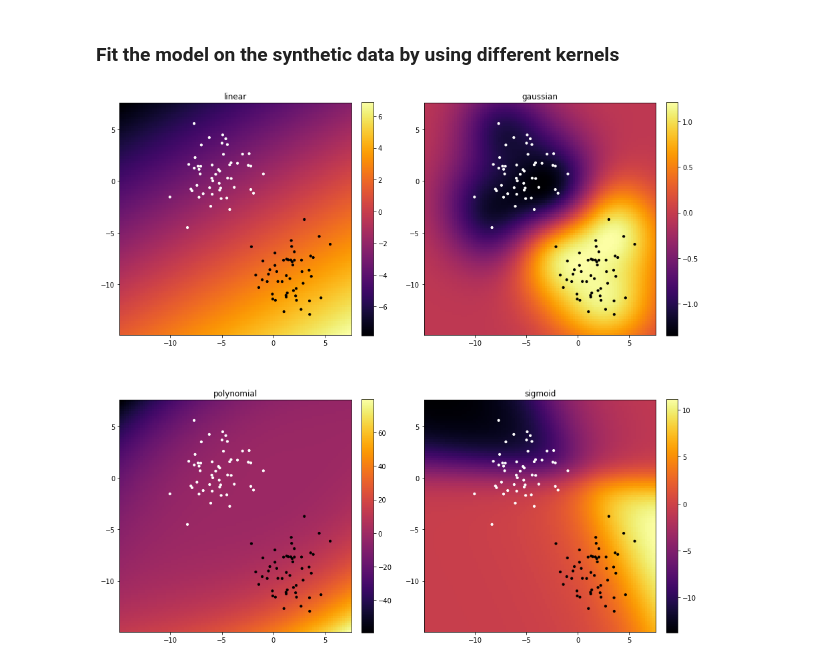
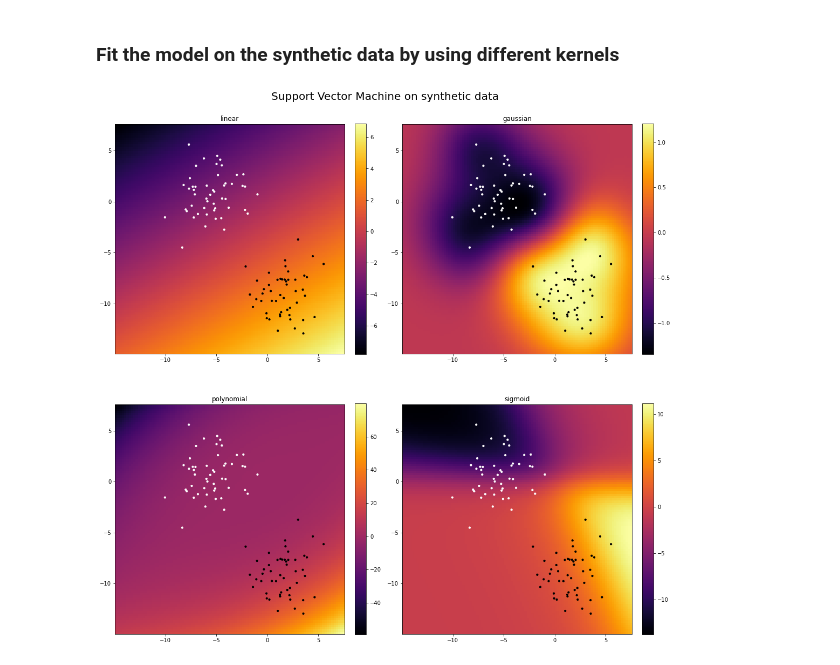
Before and after one commit to agaz1985/ado, a Jupyter notebook: examples/python/svm_synthetic_data.ipynb, the cells around one changed output. Saved outputs shown, nothing was run; the diff lists cells and outputs as text; code cells hidden in the pictures.

Commit message:
Replaced SVM image example.

```diff
--- a/examples/python/svm_synthetic_data.ipynb
+++ b/examples/python/svm_synthetic_data.ipynb
@@ -36,33 +36,34 @@ kernel_params = {"linear":{"kernel":"polynomial", "alpha":1.0, "bias":0.0, "degr
                "sigmoid":{"kernel":"sigmoid","alpha":0.05, "bias":0.1}}
 
 plt.figure(figsize=(15,15))
+plt.suptitle("Support Vector Machine on synthetic data", size=20)
 
 for idx, k_info in enumerate(kernel_params.items()):
     k_name, k_params = k_info
     plt.subplot(2, 2, idx + 1)
     plt.title(f"{k_name}")
 
     # Fit the SVM on the synthetic data.
     model = SVM(C=1.0, tol=1e-3, max_steps=100, seed=seed, **k_params)
     model.fit(X, y)
 
     # Create a a grid of data points on which running inference in order to obtain
     # a dense decision plane.
     margin = 2
     k = np.linspace(np.min(X) - margin, np.max(X) + margin, num=n_samples)
     xx, yy = np.meshgrid(k, k)
     K = np.stack([xx.flatten(), yy.flatten()], axis=1)
 
     # Run inference on the grid.
     M = model.decision_function(K).reshape((len(k), len(k)))
 
     plt.imshow(M, extent=[np.min(X) - margin, np.max(X) + margin, np.min(X) - margin, np.max(X) + margin],
                origin='lower',
                cmap='inferno')
     plt.colorbar(fraction=0.046, pad=0.04)
     plt.scatter(X[:, 0], X[:, 1], c=y, s=10, cmap='gist_yarg')
 
-
+plt.tight_layout()
 plt.show()
 # %% [output]
-[figure, old version]
+[figure, new version]
```
Also changed, not shown: 3 other files.
